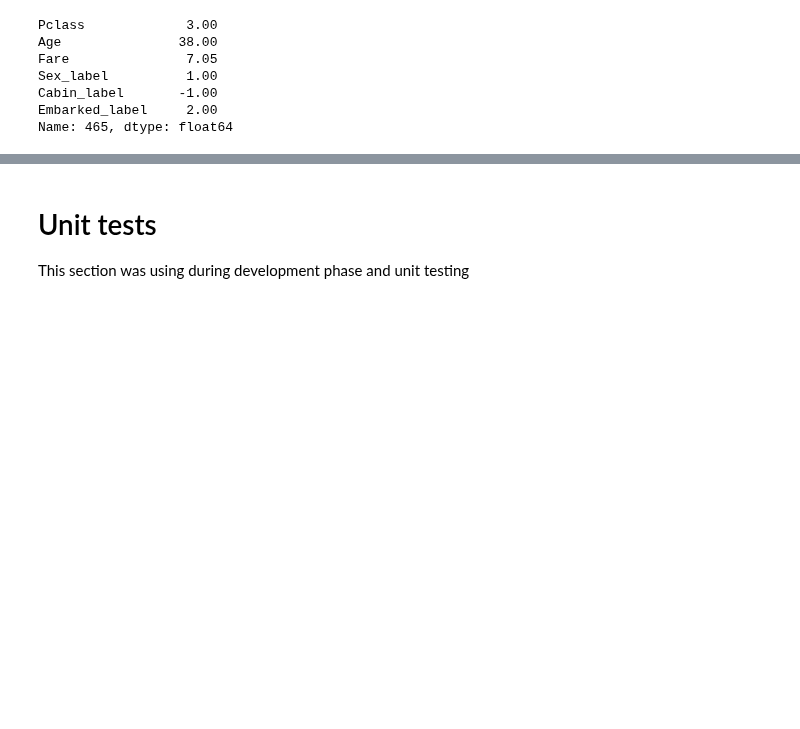
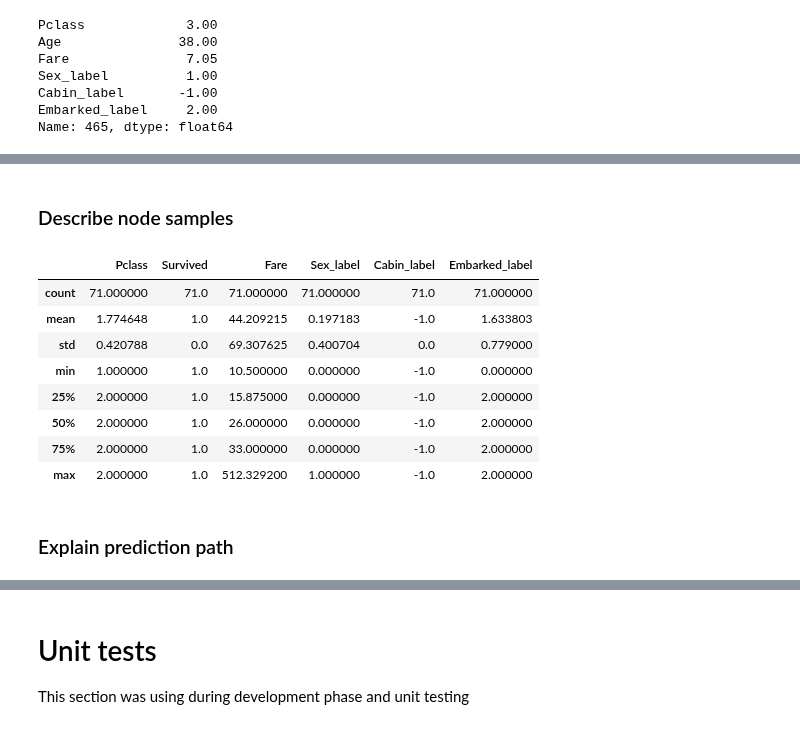
Before and after one commit to parrt/dtreeviz, a Jupyter notebook: notebooks/dtreeviz_tensorflow_df_visualisations.ipynb, the cells around one changed output, grey strips where cells are left out. Saved outputs shown, nothing was run; the diff lists cells and outputs as text; code cells hidden in the pictures; blank space fills up the shorter version.

```diff
--- a/notebooks/dtreeviz_tensorflow_df_visualisations.ipynb
+++ b/notebooks/dtreeviz_tensorflow_df_visualisations.ipynb
@@ -208,0 +314,16 @@ Sex_label in [1]
+# %% [markdown]
+### Describe node samples
+# %%
+describe_node_sample(tfdf_reg_shadow, node_id=4)
+# %% [output]
+|  | Pclass | Survived | Fare | Sex_label | Cabin_label | Embarked_label |
+| count | 71.000000 | 71.0 | 71.000000 | 71.000000 | 71.0 | 71.000000 |
+| mean | 1.774648 | 1.0 | 44.209215 | 0.197183 | -1.0 | 1.633803 |
+| std | 0.420788 | 0.0 | 69.307625 | 0.400704 | 0.0 | 0.779000 |
+| min | 1.000000 | 1.0 | 10.500000 | 0.000000 | -1.0 | 0.000000 |
+| 25% | 2.000000 | 1.0 | 15.875000 | 0.000000 | -1.0 | 2.000000 |
+| 50% | 2.000000 | 1.0 | 26.000000 | 0.000000 | -1.0 | 2.000000 |
+| 75% | 2.000000 | 1.0 | 33.000000 | 0.000000 | -1.0 | 2.000000 |
+| max | 2.000000 | 1.0 | 512.329200 | 1.000000 | -1.0 | 2.000000 |
+# %% [markdown]
+### Explain prediction path
```
Also changed, not shown: parts of 36 cells of this notebook, 3 other files.
